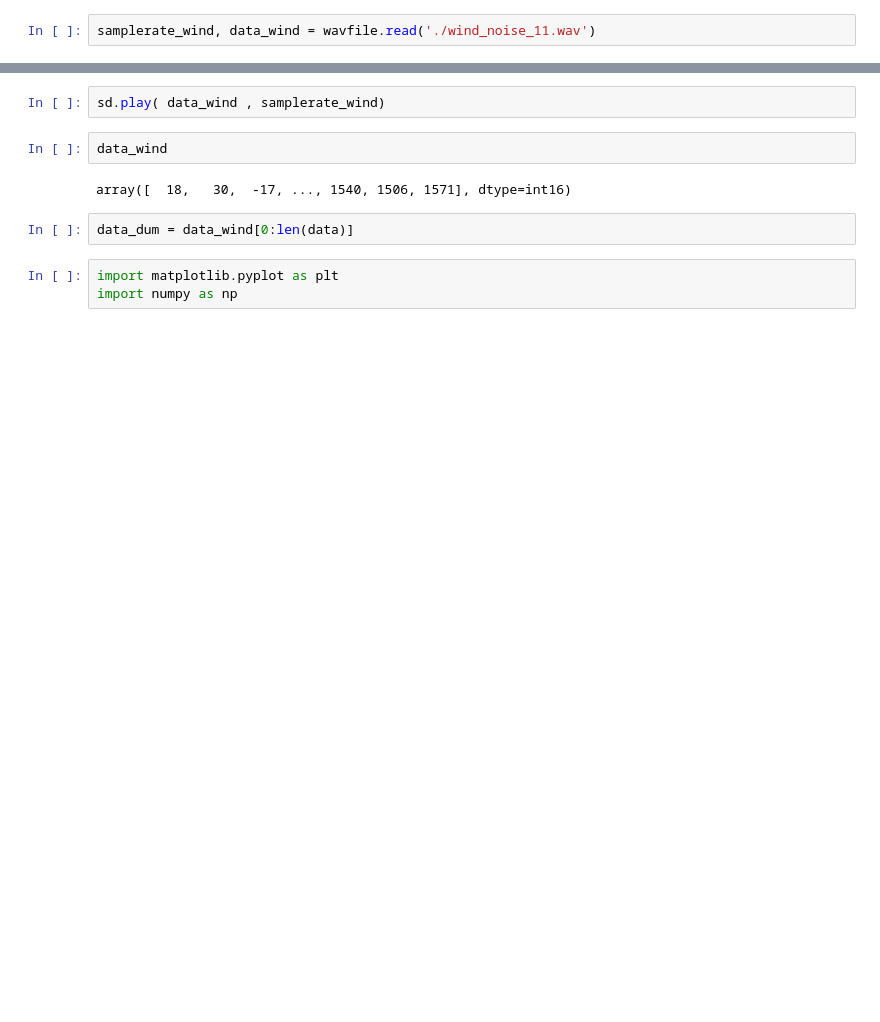
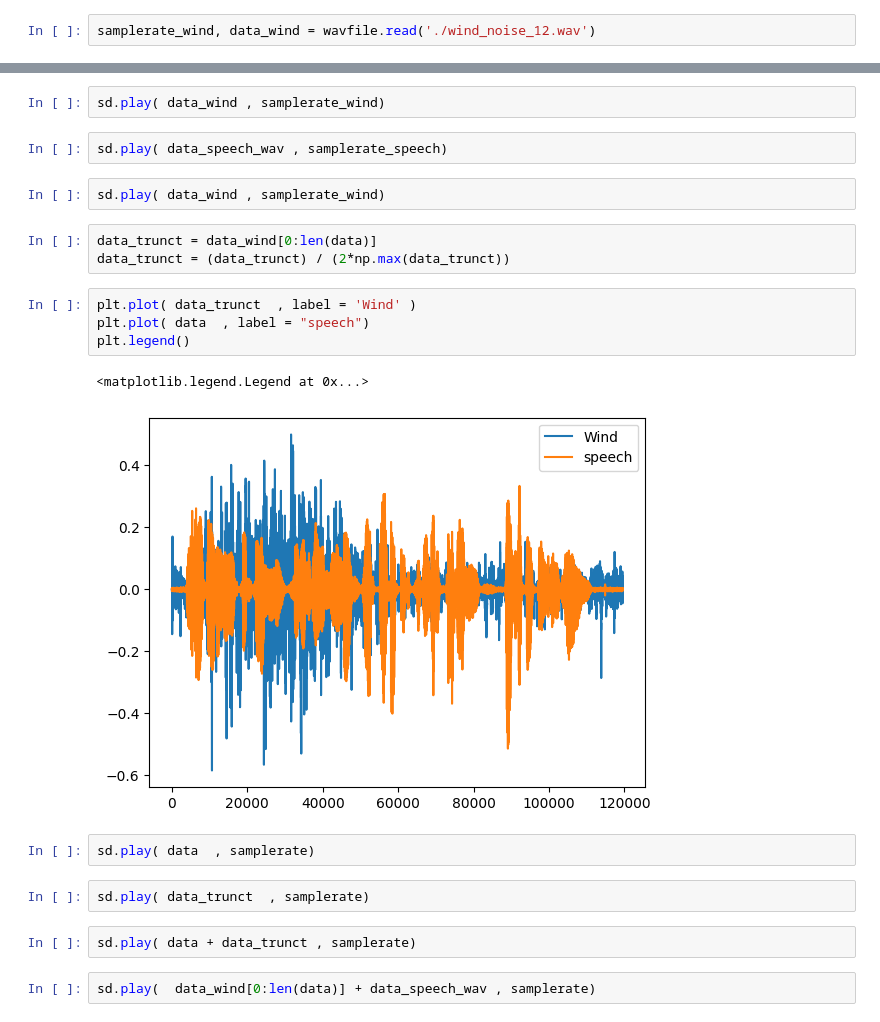
Before and after one commit to erkanadi/SC-Wind-Noise-Generator, a Jupyter notebook: dataset_load.ipynb, the cells around one changed output, grey strips where cells are left out. Drawn from its saved outputs; the diff is of its cells as text; blank space fills up the shorter version.

```diff
--- a/dataset_load.ipynb
+++ b/dataset_load.ipynb
@@ -21,2 +171,2 @@ sd.play( data , samplerate)
 # %%
-samplerate_wind, data_wind = wavfile.read('./wind_noise_11.wav')
+samplerate_wind, data_wind = wavfile.read('./wind_noise_12.wav')
@@ -23,11 +175,24 @@ samplerate_wind, data_wind = wavfile.read('./wind_noise_11.wav')
 # %%
 sd.play( data_wind , samplerate_wind)
-# %%
-data_wind
-# %% [output]
-array([  18,   30,  -17, ..., 1540, 1506, 1571], dtype=int16)
+# %%
+sd.play( data_speech_wav , samplerate_speech)
+# %%
+sd.play( data_wind , samplerate_wind)
+# %%
+data_trunct = data_wind[0:len(data)]
+data_trunct = (data_trunct) / (2*np.max(data_trunct))
+# %%
+plt.plot( data_trunct  , label = 'Wind' )
+plt.plot( data  , label = "speech")
+plt.legend()
+# %% [output]
+<matplotlib.legend.Legend at 0x...>
+[figure, added]
+# %%
+sd.play( data  , samplerate)
+# %%
+sd.play( data_trunct  , samplerate)
+# %%
+sd.play( data + data_trunct , samplerate)
 # %%
-data_dum = data_wind[0:len(data)]
+sd.play(  data_wind[0:len(data)] + data_speech_wav , samplerate)
-# %%
-import matplotlib.pyplot as plt
-import numpy as np
```
Also changed, not shown: parts of 24 cells of this notebook, 41 other files.
